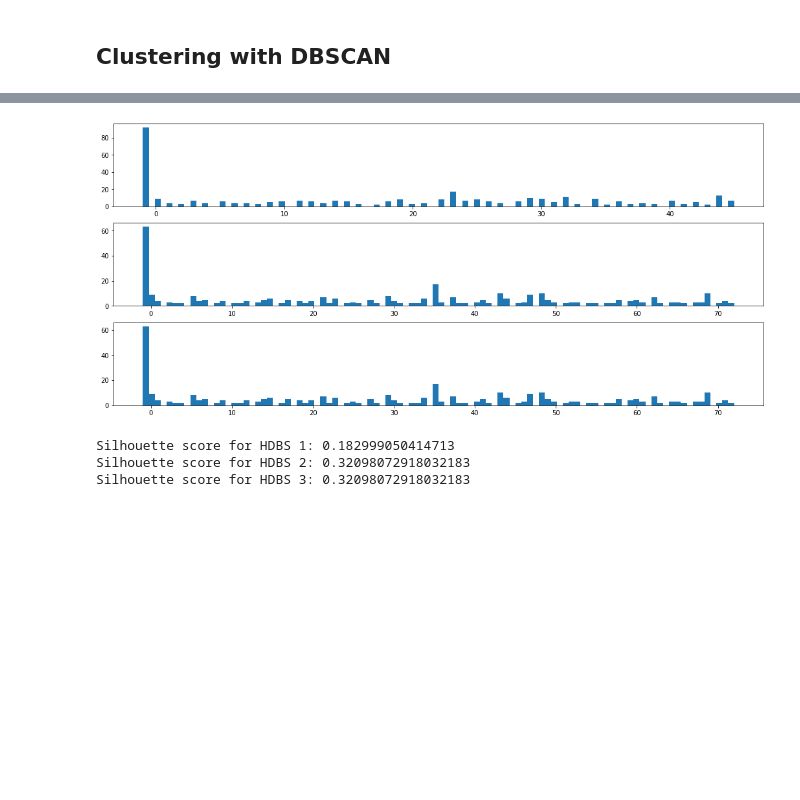
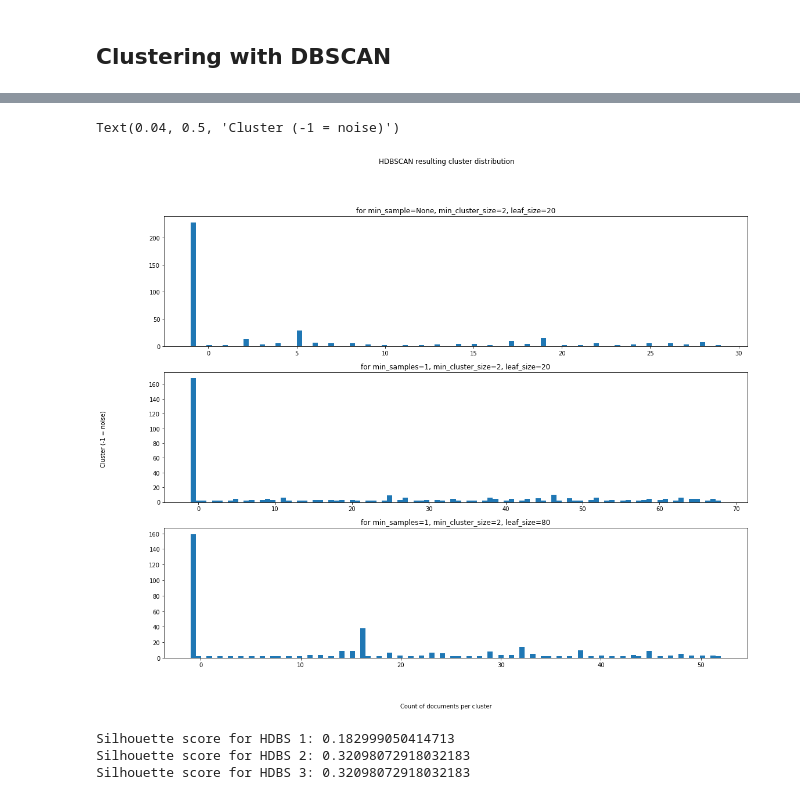
Before and after one commit to sachaschwab/NLP-Clustering, a Jupyter notebook: A3_DocumentNumber_3_Code_sacha_schwab.ipynb, the cells around one changed output, grey strips where cells are left out. Drawn from its saved outputs; the diff is of its cells as text; code cells hidden in the pictures; blank space fills up the shorter version.

```diff
--- a/A3_DocumentNumber_3_Code_sacha_schwab.ipynb
+++ b/A3_DocumentNumber_3_Code_sacha_schwab.ipynb
@@ -532,17 +570,28 @@ NameError: name 'features_df' is not defined
 # %%
+'''
+HDBSCAN: Parameter variations rovide results that are more in the space of expectations, i.e. a rather high number of noise (due to many events being presented in news articles over the short time period under investigation) and a rather small number of actual clusters.
+'''
 hdbs1 = hdbscan.HDBSCAN(min_cluster_size=2, min_samples=None, metric='euclidean', \
                        algorithm='generic', leaf_size=20, prediction_data=True).fit(features_df)
 hdbs2 = hdbscan.HDBSCAN(min_cluster_size=2, min_samples=1, metric='euclidean', \
                        algorithm='generic', leaf_size=20, prediction_data=True).fit(features_df)
 hdbs3 = hdbscan.HDBSCAN(min_cluster_size=2, min_samples=1, metric='manhattan', \
                        algorithm='generic', leaf_size=80, prediction_data=True).fit(features_df)
-
-fig, axs = plt.subplots(3, 1, figsize=(18, 8))
-fig1 = axs[0].hist(hdbs1.labels_, bins=100)
-fig2 = axs[1].hist(hdbs2.labels_, bins=100)
-fig3 = axs[2].hist(hdbs3.labels_, bins=100)
-# %% [output]
-[figure, removed]
+# %%
+
+fig, axs = plt.subplots(3, 1, figsize=(18, 14))
+plt.suptitle('HDBSCAN resulting cluster distribution')
+fig1 = axs[0].hist(hdbs1.labels_, bins=100)
+fig2 = axs[1].hist(hdbs2.labels_, bins=100)
+fig3 = axs[2].hist(hdbs3.labels_, bins=100)
+axs[0].title.set_text('for min_sample=None, min_cluster_size=2, leaf_size=20')
+axs[1].title.set_text('for min_samples=1, min_cluster_size=2, leaf_size=20')
+axs[2].title.set_text('for min_samples=1, min_cluster_size=2, leaf_size=80')
+fig.text(0.5, 0.04, 'Count of documents per cluster', ha='center')
+fig.text(0.04, 0.5, 'Cluster (-1 = noise)', va='center', rotation='vertical')
+# %% [output]
+Text(0.04, 0.5, 'Cluster (-1 = noise)')
+[figure, added]
 # %%
 silh1 = silhouette_score(sim_matrix, hdbs1.labels_)
 silh2 = silhouette_score(sim_matrix, hdbs2.labels_)
```
Also changed, not shown: parts of 22 cells of this notebook, 10 other files.
